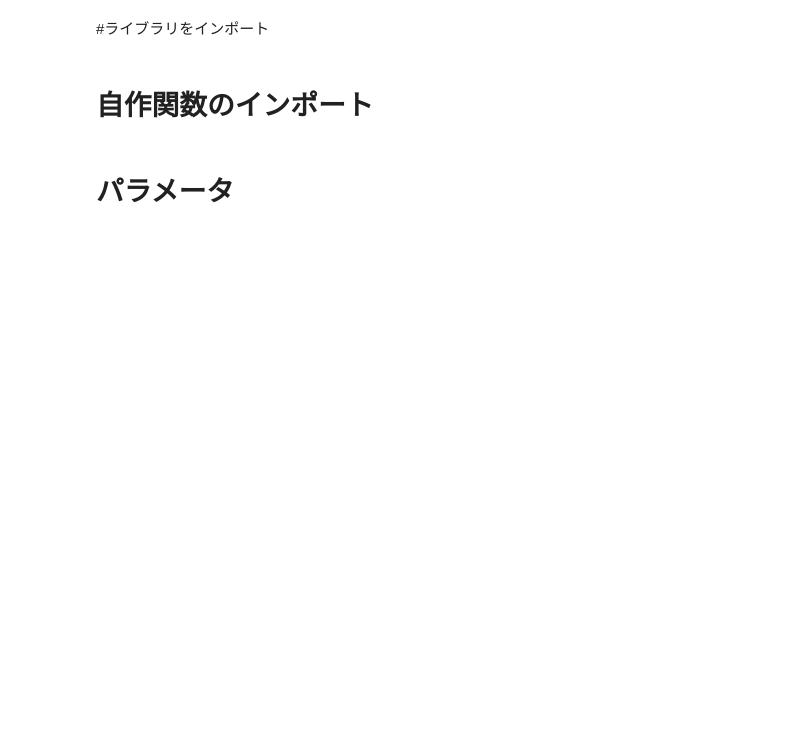
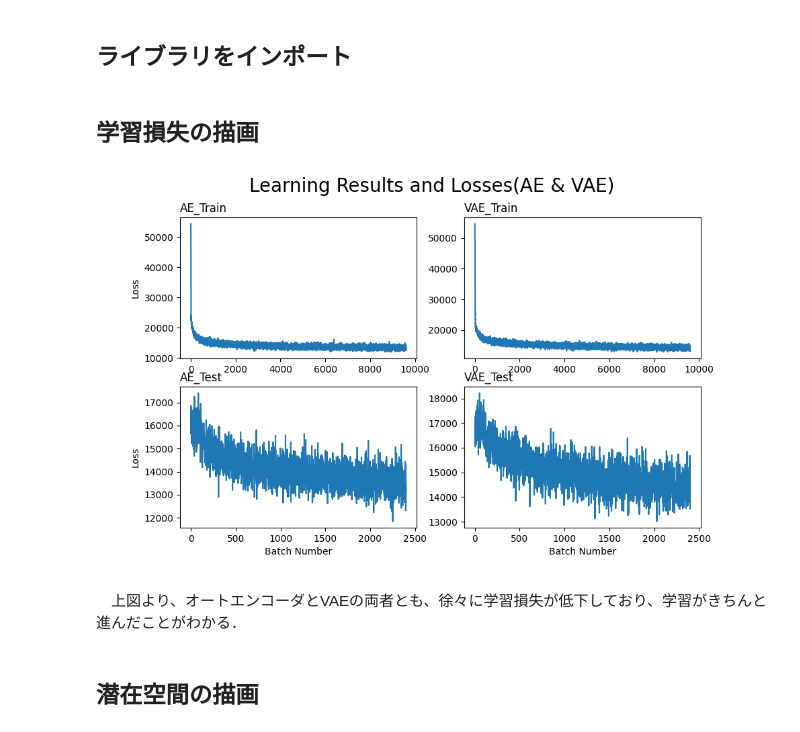
Before and after one commit to Issa-N/RLTutorial_VAE, a Jupyter notebook: src/Figure.ipynb, the cells around one changed output. Saved outputs shown, nothing was run; the diff lists cells and outputs as text; code cells hidden in the pictures; blank space fills up the shorter version.

```diff
--- a/src/Figure.ipynb
+++ b/src/Figure.ipynb
@@ -1,2 +20,2 @@
 # %% [markdown]
-#ライブラリをインポート
+## ライブラリをインポート
@@ -16,2 +24,2 @@ import pickle
 # %% [markdown]
-# 自作関数のインポート
+## 学習損失の描画
@@ -24,2 +26,9 @@ from lerning_VAE import Learning_VAE
+# %%
+img_loss=Image.open("lossFig.png")
+img_loss
+# %% [output]
+[figure, added]
+# %% [markdown]
+　上図より、オートエンコーダとVAEの両者とも、徐々に学習損失が低下しており、学習がきちんと進んだことがわかる．
 # %% [markdown]
-# パラメータ
+## 潜在空間の描画
```
Also changed, not shown: parts of 25 cells of this notebook, 1 other file.
